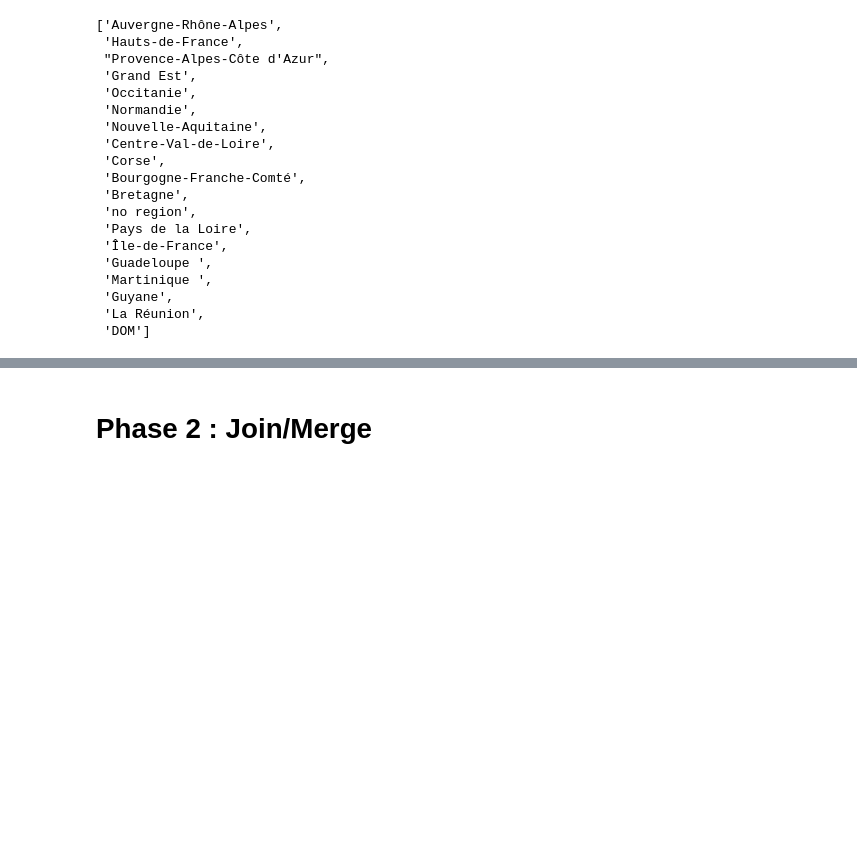
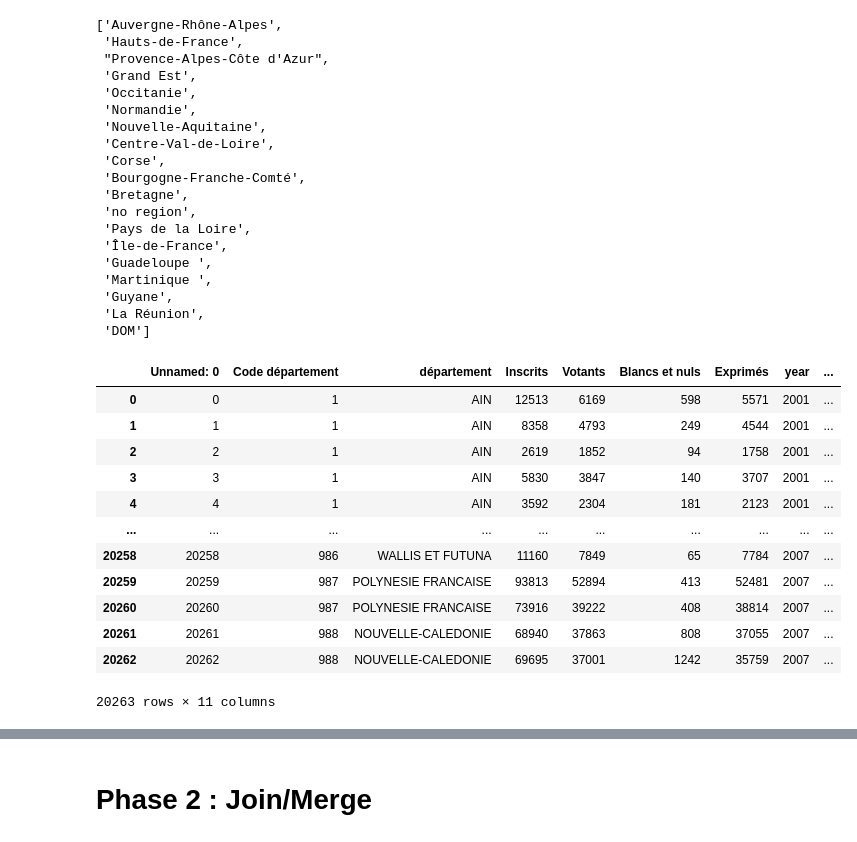
Before and after one commit to com-480-data-visualization/com-480-project-datart, a Jupyter notebook: dataset/all_elections_dep/gathering-elections.ipynb, the cells around one changed output, grey strips where cells are left out. Cells and saved outputs as stored; diff of their text form; code cells hidden in the pictures; blank space fills up the shorter version.

```diff
--- a/dataset/all_elections_dep/gathering-elections.ipynb
+++ b/dataset/all_elections_dep/gathering-elections.ipynb
@@ -106,4 +106,20 @@ df.region.drop_duplicates().tolist()
  'Guyane',
  'La Réunion',
  'DOM']
+# %%
+df
+# %% [output]
+|  | Unnamed: 0 | Code département | département | Inscrits | Votants | Blancs et nuls | Exprimés | year | ... |
+| 0 | 0 | 1 | AIN | 12513 | 6169 | 598 | 5571 | 2001 | ... |
+| 1 | 1 | 1 | AIN | 8358 | 4793 | 249 | 4544 | 2001 | ... |
+| 2 | 2 | 1 | AIN | 2619 | 1852 | 94 | 1758 | 2001 | ... |
+| 3 | 3 | 1 | AIN | 5830 | 3847 | 140 | 3707 | 2001 | ... |
+| 4 | 4 | 1 | AIN | 3592 | 2304 | 181 | 2123 | 2001 | ... |
+| ... | ... | ... | ... | ... | ... | ... | ... | ... | ... |
+| 20258 | 20258 | 986 | WALLIS ET FUTUNA | 11160 | 7849 | 65 | 7784 | 2007 | ... |
+| 20259 | 20259 | 987 | POLYNESIE FRANCAISE | 93813 | 52894 | 413 | 52481 | 2007 | ... |
+| 20260 | 20260 | 987 | POLYNESIE FRANCAISE | 73916 | 39222 | 408 | 38814 | 2007 | ... |
+| 20261 | 20261 | 988 | NOUVELLE-CALEDONIE | 68940 | 37863 | 808 | 37055 | 2007 | ... |
+| 20262 | 20262 | 988 | NOUVELLE-CALEDONIE | 69695 | 37001 | 1242 | 35759 | 2007 | ... |
+20263 rows × 11 columns
 # %%
```
Also changed, not shown: parts of 11 cells of this notebook, 8 other files.
